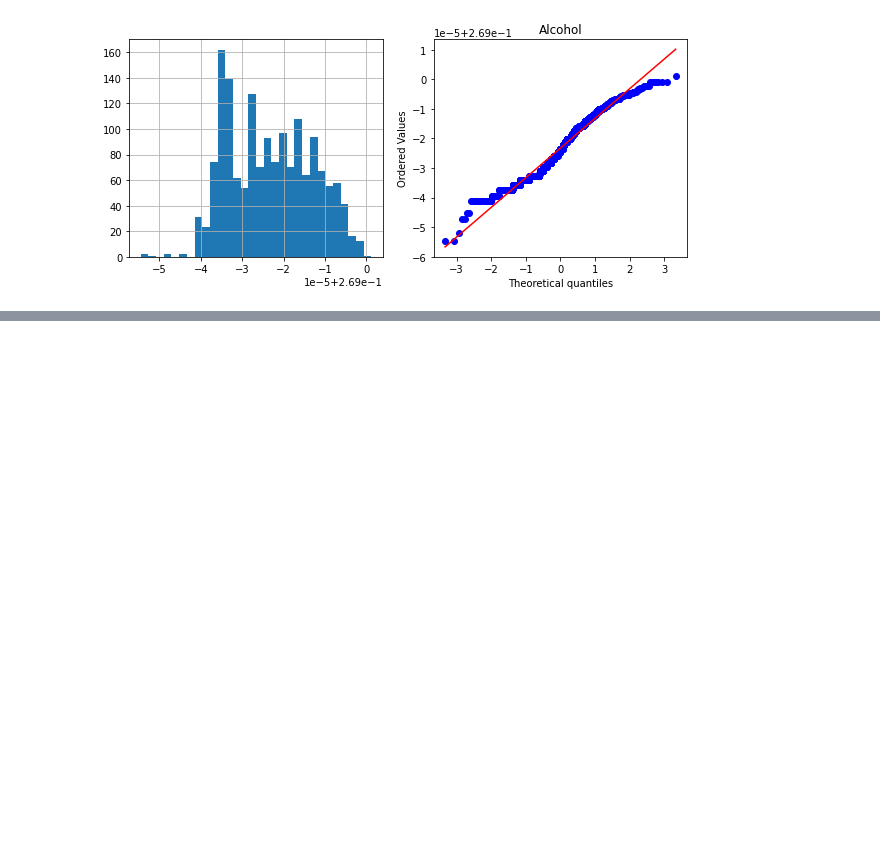
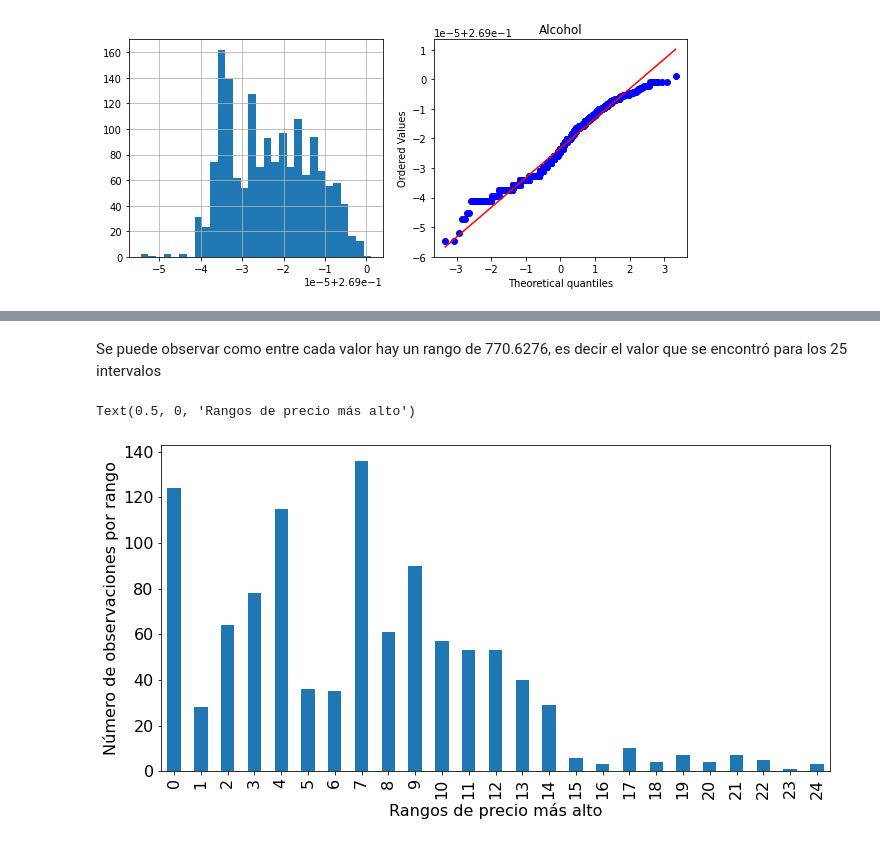
Before and after one commit to abadillagodinez/IA-TC2, a Jupyter notebook: TP-2/Temas_grupo_11.ipynb, the cells around one changed output, grey strips where cells are left out. Drawn from its saved outputs; the diff is of its cells as text; code cells hidden in the pictures; blank space fills up the shorter version.

```diff
--- a/TP-2/Temas_grupo_11.ipynb
+++ b/TP-2/Temas_grupo_11.ipynb
@@ -365,0 +575,12 @@ diagnostic_plots(data_tf, 'alcohol', "Alcohol")
+# %%
+# con Feature-Engine se puede realizar un discretizador en una sola linea de código
+discFE = EqualWidthDiscretiser(bins=25, variables = ['High'])
+
+# se ajusta el discretizador con el df
+discFE.fit(df)
+
+# se realiza la transformación de df
+df_t_FE = discFE.transform(df)
+
+# se muestran los datos
+discFE.binner_dict_
@@ -365,0 +605,11 @@ diagnostic_plots(data_tf, 'alcohol', "Alcohol")
+# %% [markdown]
+Se puede observar como entre cada valor hay un rango de 770.6276, es decir el valor que se encontró para los 25 intervalos
+# %%
+# se visualizan los datos discretizados
+df_t_FE.groupby('High')['High'].count().plot.bar(figsize = (12,6), fontsize = 16)
+plt.xticks(rotation = 90)
+plt.ylabel('Número de observaciones por rango', fontsize = 16)
+plt.xlabel('Rangos de precio más alto', fontsize = 16)
+# %% [output]
+Text(0.5, 0, 'Rangos de precio más alto')
+[figure, added]
```
Also changed, not shown: parts of 24 cells of this notebook, 2 other files.
